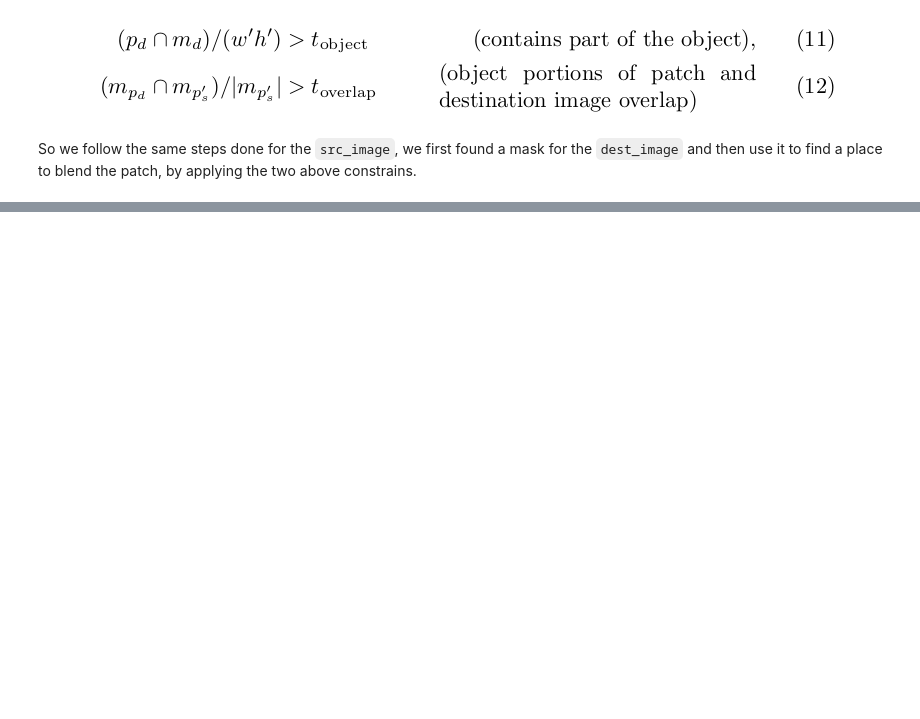
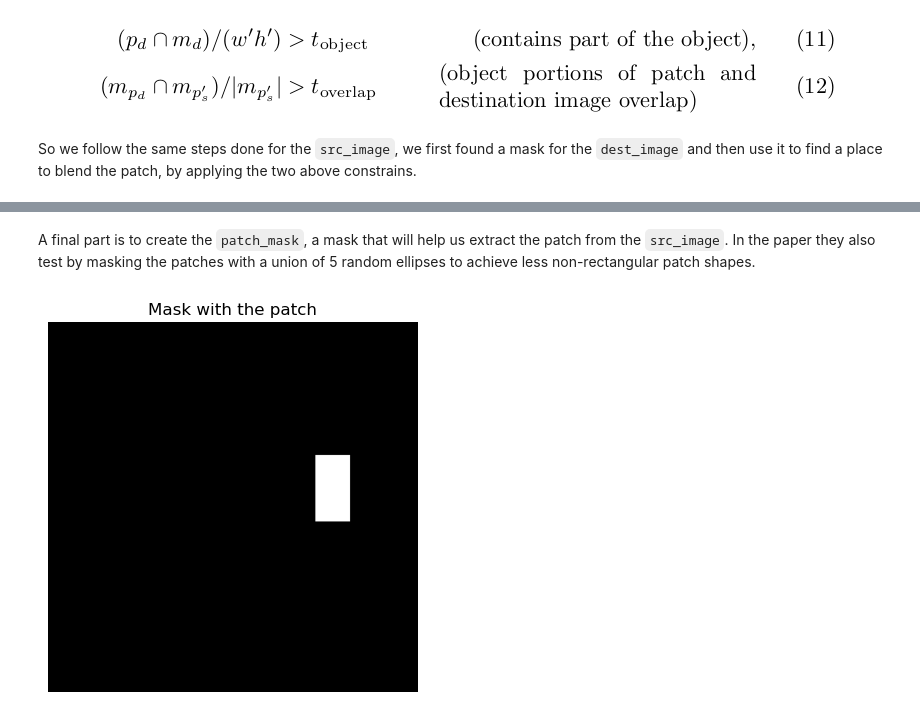
Before and after one commit to thraj/avs7_miniproject, a Jupyter notebook: notebooks/patch_sampling_visualization.ipynb, the cells around one changed output, grey strips where cells are left out. Saved outputs shown, nothing was run; the diff lists cells and outputs as text; code cells hidden in the pictures; blank space fills up the shorter version.

```diff
--- a/notebooks/patch_sampling_visualization.ipynb
+++ b/notebooks/patch_sampling_visualization.ipynb
@@ -400,0 +451,71 @@ So we follow the same steps done for the `src_image`, we first found a mask for
+# %% [markdown]
+A final part is to create the `patch_mask`, a mask that will help us extract the patch from the `src_image`. In the paper they also test by masking the patches with a union of 5 random ellipses to achieve less non-rectangular patch shapes.
+# %%
+def add_blending_ellipses(mask, num_ellipses=5):
+
+    min_dim=5
+    max_dim=15
+    overlap_ratio=0.5
+    coords = np.argwhere(mask > 0)
+    y_min, x_min = coords.min(axis=0)
+    y_max, x_max = coords.max(axis=0)
+
+    ellipse_mask = np.zeros_like(mask, dtype=np.uint8)
+
+    # TODO: there are parts not being totally covered by the ellipse
+    for _ in range(num_ellipses):
+
+        side = np.random.choice(['top', 'bottom', 'left', 'right'])
+        if side == 'top':
+            y0 = np.random.randint(y_min - max_dim * (1 - overlap_ratio), y_min + max_dim * overlap_ratio)
+            x0 = np.random.randint(x_min, x_max)
+        elif side == 'bottom':
+            y0 = np.random.randint(y_max - max_dim * overlap_ratio, y_max + max_dim * (1 - overlap_ratio))
+            x0 = np.random.randint(x_min, x_max)
+        elif side == 'left':
+            x0 = np.random.randint(x_min - max_dim * (1 - overlap_ratio), x_min + max_dim * overlap_ratio)
+            y0 = np.random.randint(y_min, y_max)
+        elif side == 'right':
+            x0 = np.random.randint(x_max - max_dim * overlap_ratio, x_max + max_dim * (1 - overlap_ratio))
+            y0 = np.random.randint(y_min, y_max)
+
+        a = np.random.randint(min_dim, max_dim)
+        b = np.random.randint(min_dim, max_dim)
+        theta = np.random.uniform(0, np.pi)
+
+        y, x = np.ogrid[:mask.shape[0], :mask.shape[1]]
+        ellipse = (((x - x0) * np.cos(theta) + (y - y0) * np.sin(theta)) / a) ** 2 + \
+                  (((x - x0) * np.sin(theta) - (y - y0) * np.cos(theta)) / b) ** 2 <= 1
+
+        ellipse_mask |= ellipse
+
+    final_ellipse_mask = np.clip(mask + ellipse_mask, 0, 1)
+
+    return final_ellipse_mask
+
+def create_patch_mask(center, size, mask_shape, num_ellipses=None):
+
+    center_y, center_x = center
+    patch_height, patch_width = size
+
+    y_min = max(0, center_y - patch_height // 2)
+    y_max = min(mask_shape[0], center_y + patch_height // 2)
+    x_min = max(0, center_x - patch_width // 2)
+    x_max = min(mask_shape[1], center_x + patch_width // 2)
+
+    mask = np.zeros(mask_shape[:2], dtype=np.uint8)
+    mask[y_min:y_max, x_min:x_max] = 255
+
+    if num_ellipses:
+        mask = add_blending_ellipses(mask=mask/255, num_ellipses=num_ellipses)
+
+    return mask
+
+mask = create_patch_mask(center=(src_centre_y, src_centre_x), size=(h_prime, w_prime), mask_shape=dest_image.shape, num_ellipses=None)
+
+plt.imshow(mask, cmap='gray')
+plt.title("Mask with the patch")
+plt.axis('off')
+plt.show()
+# %% [output]
+[figure, added]
```
Also changed, not shown: parts of 12 cells of this notebook.
